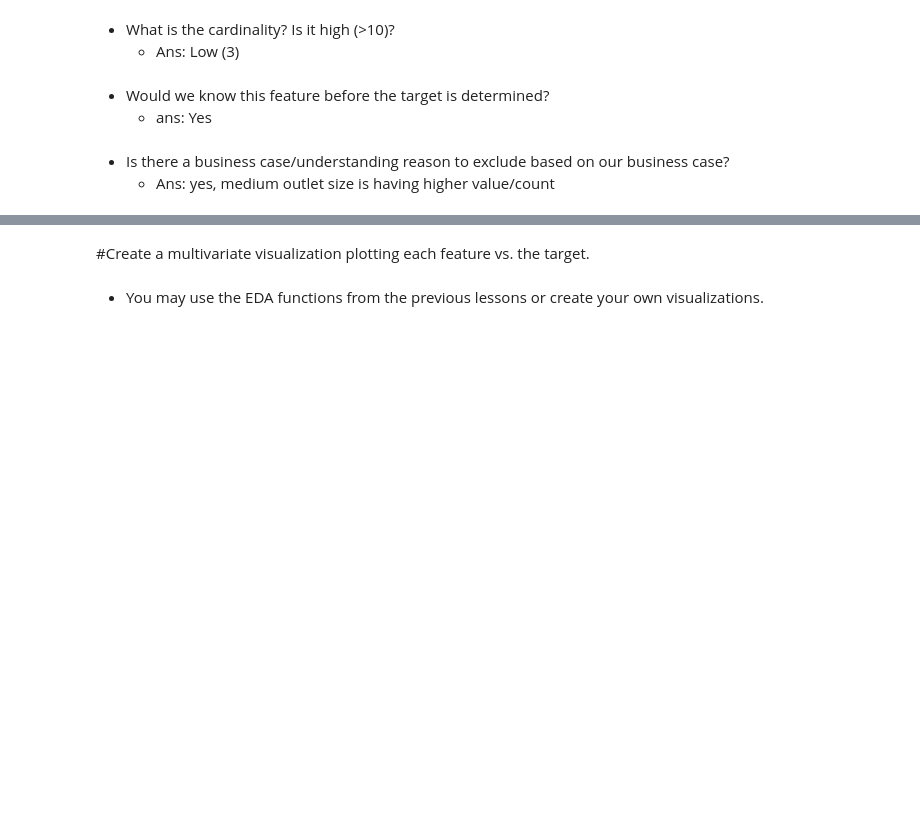
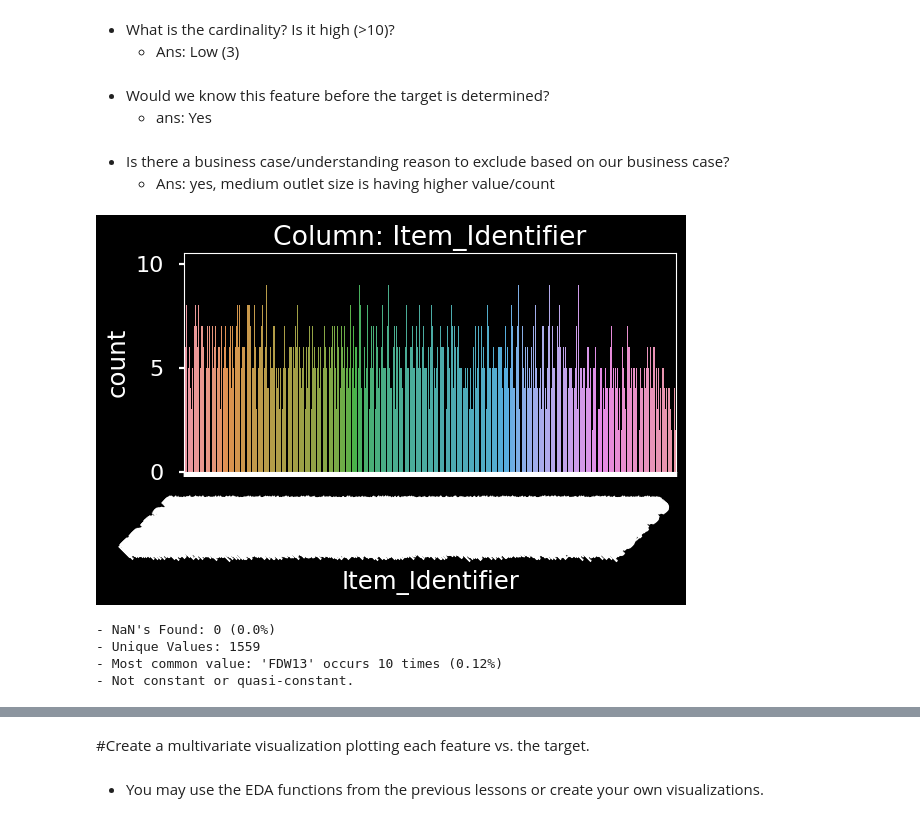
Before and after one commit to uday-routhu/Prediction-of-Product-Sales, a Jupyter notebook: Prediction_of_Product_Sales.ipynb, the cells around one changed output, grey strips where cells are left out. Cells and saved outputs as stored; diff of their text form; code cells hidden in the pictures; blank space fills up the shorter version.

```diff
--- a/Prediction_of_Product_Sales.ipynb
+++ b/Prediction_of_Product_Sales.ipynb
@@ -653,3 +658,11 @@ explore_categorical(df_sales_prediction, 'Outlet_Size');
 # %% [markdown]
 * Is there a business case/understanding reason to exclude based on our business case?
     * Ans: yes, medium outlet size is having higher value/count
+# %%
+explore_categorical(df_sales_prediction, 'Item_Identifier');
+# %% [output]
+[figure, added]
+- NaN's Found: 0 (0.0%)
+- Unique Values: 1559
+- Most common value: 'FDW13' occurs 10 times (0.12%)
+- Not constant or quasi-constant.
```
Also changed, not shown: parts of 96 cells of this notebook.
